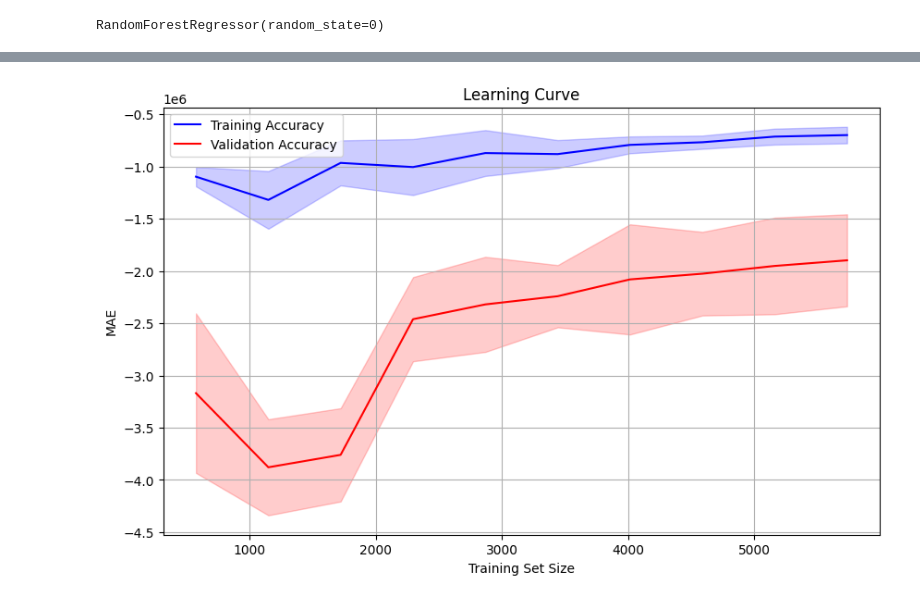
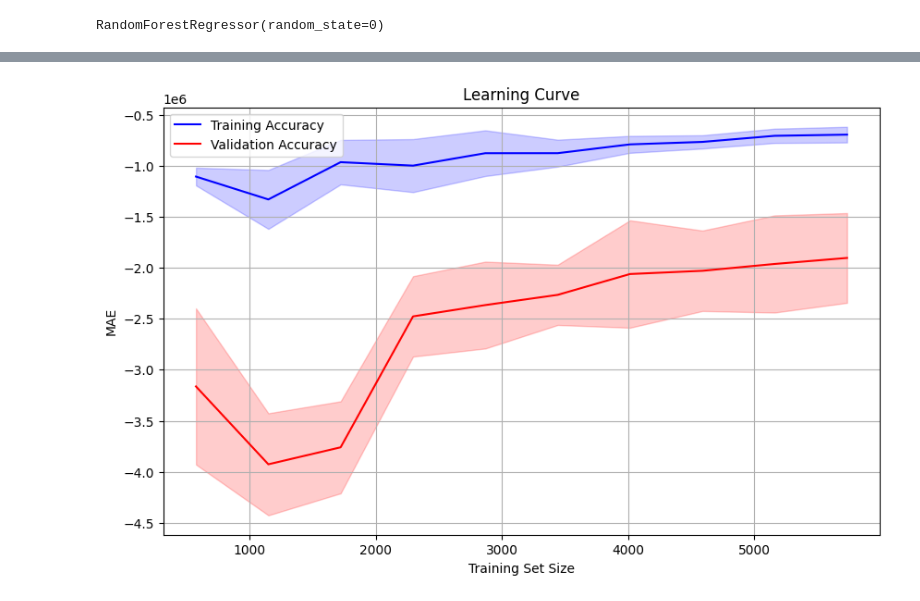
Before and after one commit to laussin86/Football-Players-Transfer-Fee-Prediction, a Jupyter notebook: Football_Players'_Transfer_Fee_Prediction.ipynb, the cells around one changed output, grey strips where cells are left out. Cells and saved outputs as stored; diff of their text form; code cells hidden in the pictures.

```diff
--- a/Football_Players'_Transfer_Fee_Prediction.ipynb
+++ b/Football_Players'_Transfer_Fee_Prediction.ipynb
@@ -128,3 +148,5 @@ df=df.drop(columns=['team','player','name','position_encoded','winger'],errors='
+# %%
+df['Minutes per Game'].fillna(df['Minutes per Game'].median(),inplace=True)
 # %%
 # Target Variable Distribution
 fig= sns.boxplot(df['current_value'], whis=10, color="#00B8D9")
@@ -358,7 +371,7 @@ from sklearn import ensemble
 
 params = {'n_estimators':500, 'max_depth':4, 'min_samples_split':2,'learning_rate': 0.01, 'loss':'squared_error'}
 regressor = ensemble.GradientBoostingRegressor(**params)
-regressor.fit(X_train_imputed, y_train)
+regressor.fit(X_train, y_train)
 # %% [output]
 GradientBoostingRegressor(learning_rate=0.01, max_depth=4, n_estimators=500)
 # %%
@@ -415,7 +400,7 @@ plot_learning_curve_gradient(regressor)
 #Random forest Regressor model
 from sklearn.ensemble import RandomForestRegressor
 rfr = RandomForestRegressor(n_estimators=100, random_state = 0)
-rfr.fit(X_train_imputed, y_train)
+rfr.fit(X_train, y_train)
 # %% [output]
 RandomForestRegressor(random_state=0)
 # %%
@@ -439,4 +424,4 @@ print(test_scores)
 # %%
-plot_learning_curve_gradient(rfr)
+plot_learning_curve(rfr)
 # %% [output]
-[figure, old version]
+[figure, new version]
```
Also changed, not shown: parts of 17 cells of this notebook.
